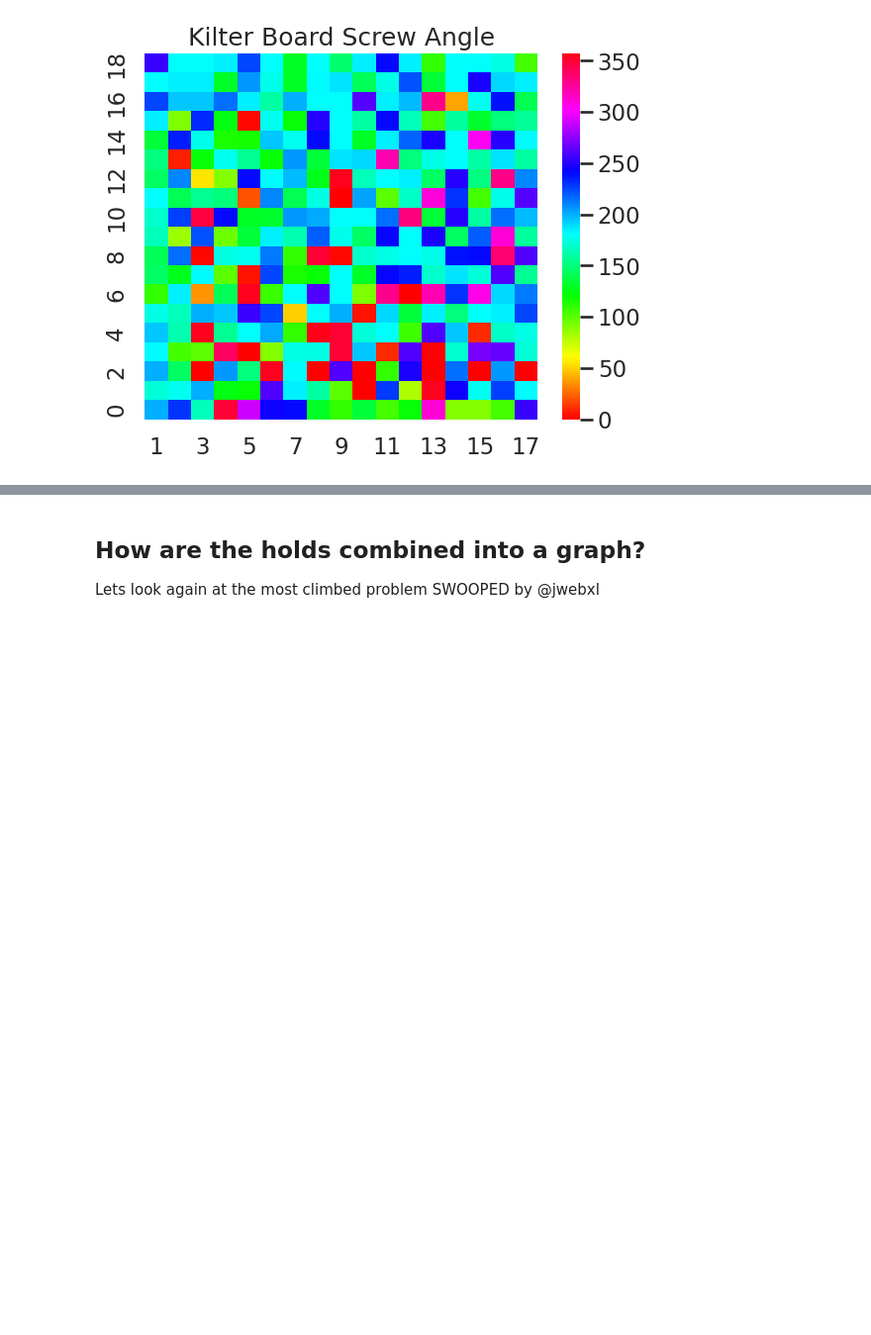
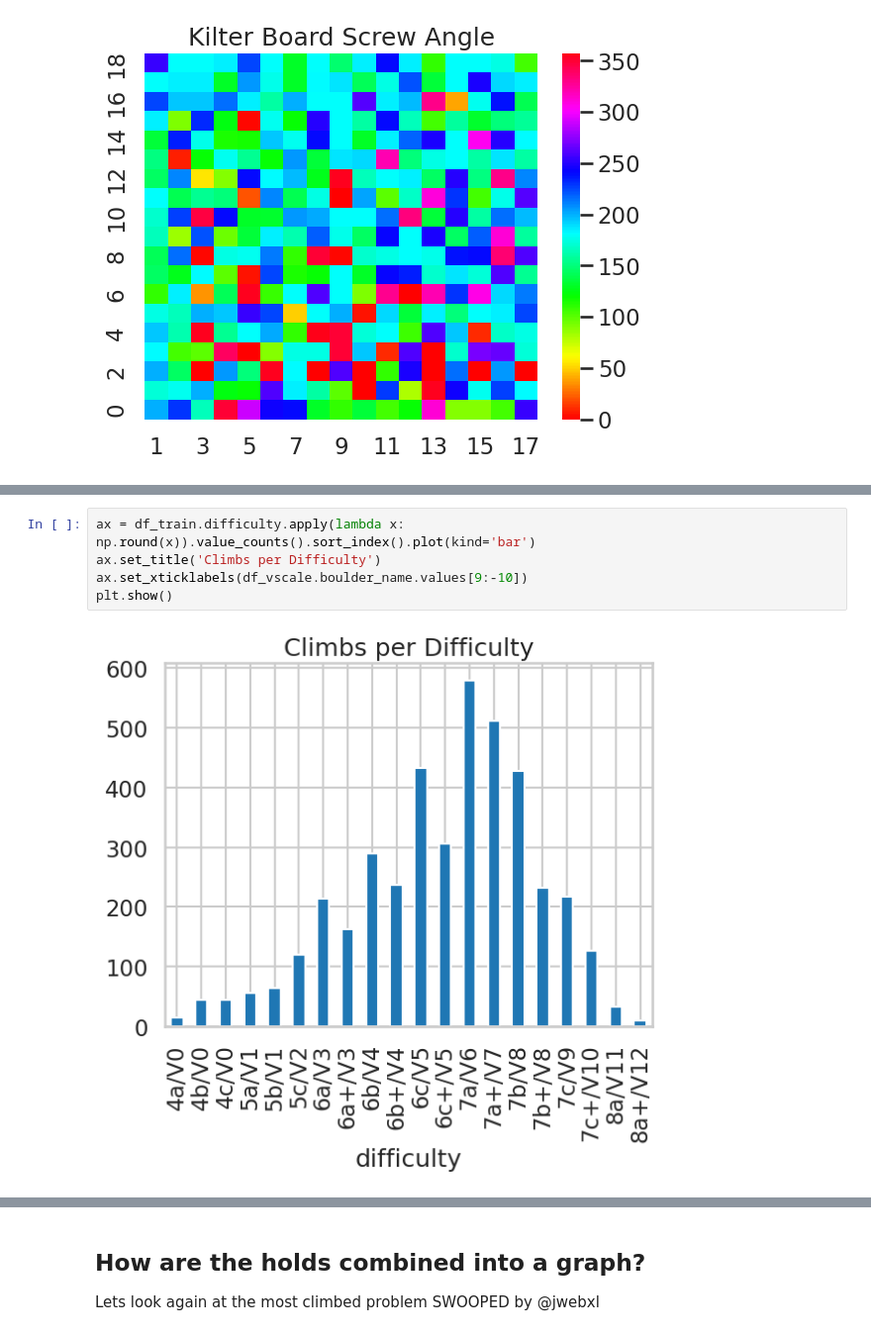
Before and after one commit to TomPlt/KilterBot, a Jupyter notebook: eda.ipynb, the cells around one changed output, grey strips where cells are left out. Shown at 99% size. Saved outputs shown, nothing was run; the diff lists cells and outputs as text; blank space fills up the shorter version.

```diff
--- a/eda.ipynb
+++ b/eda.ipynb
@@ -153,0 +161,7 @@ plt.show()
+# %%
+ax = df_train.difficulty.apply(lambda x: np.round(x)).value_counts().sort_index().plot(kind='bar')
+ax.set_title('Climbs per Difficulty')
+ax.set_xticklabels(df_vscale.boulder_name.values[9:-10])
+plt.show()
+# %% [output]
+[figure, added]
```
Also changed, not shown: parts of 8 cells of this notebook, 2 other files.
